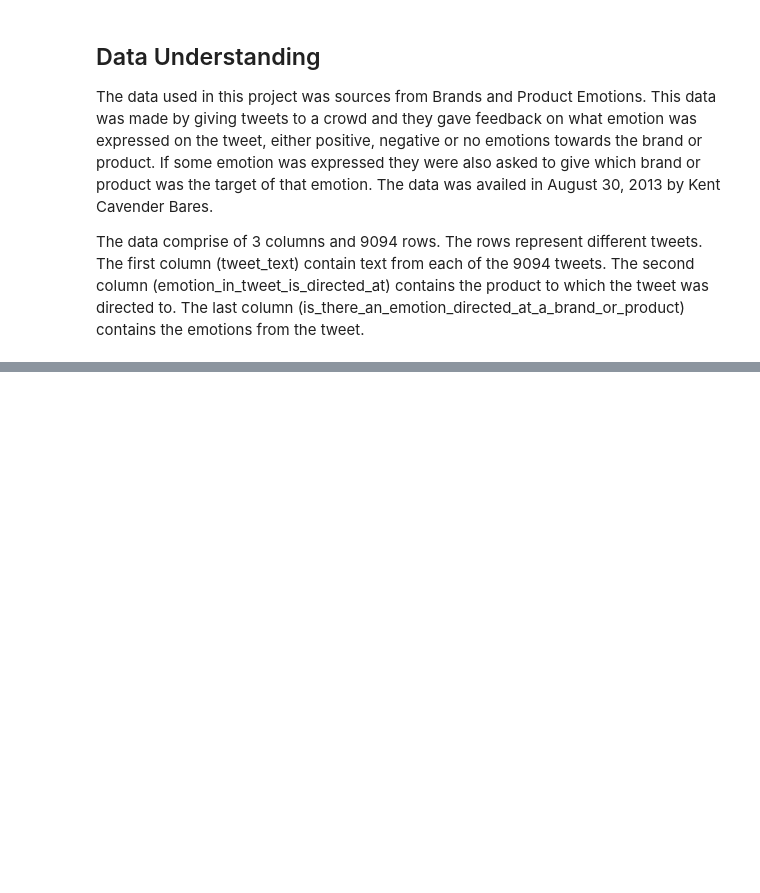
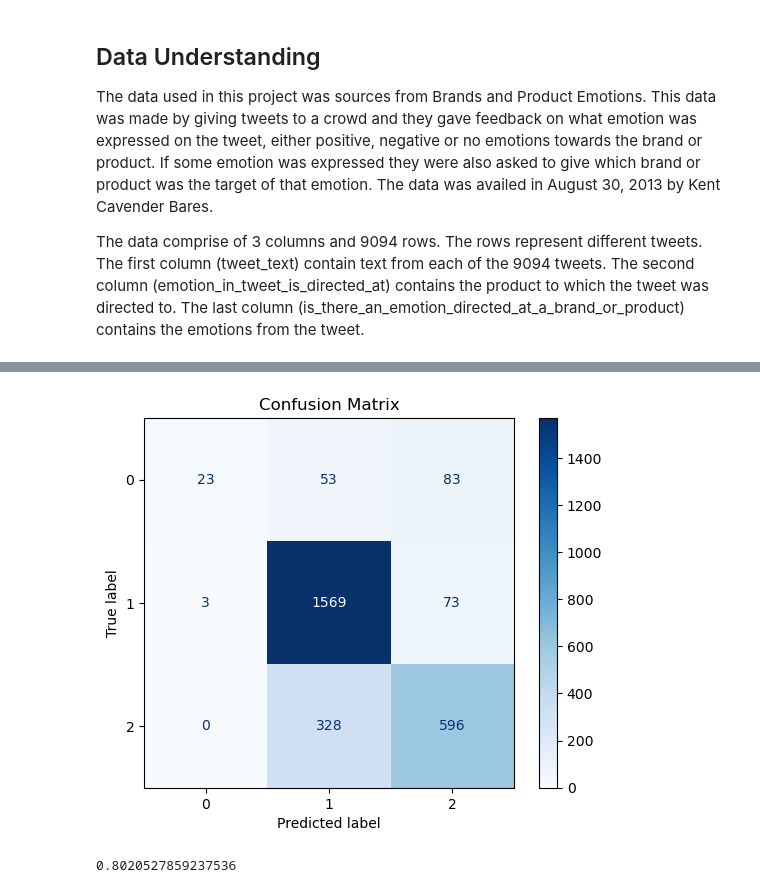
Before and after one commit to mauricenjogu/phase_4_NLP, a Jupyter notebook: doing.ipynb, the cells around one changed output, grey strips where cells are left out. Saved outputs shown, nothing was run; the diff lists cells and outputs as text; code cells hidden in the pictures; blank space fills up the shorter version.

```diff
--- a/doing.ipynb
+++ b/doing.ipynb
@@ -53,0 +244,14 @@ data.head(5)
+# %%
+# Compute confusion matrix
+conf_matrix_final = confusion_matrix(y_test, y_preds)
+
+# Display the confusion matrix
+disp = ConfusionMatrixDisplay(conf_matrix_final)
+disp.plot(cmap='Blues')
+plt.title('Confusion Matrix')
+plt.show()
+
+print(accuracy_score(y_test, y_preds))
+# %% [output]
+[figure, added]
+0.8020527859237536
```
Also changed, not shown: parts of 28 cells of this notebook.
